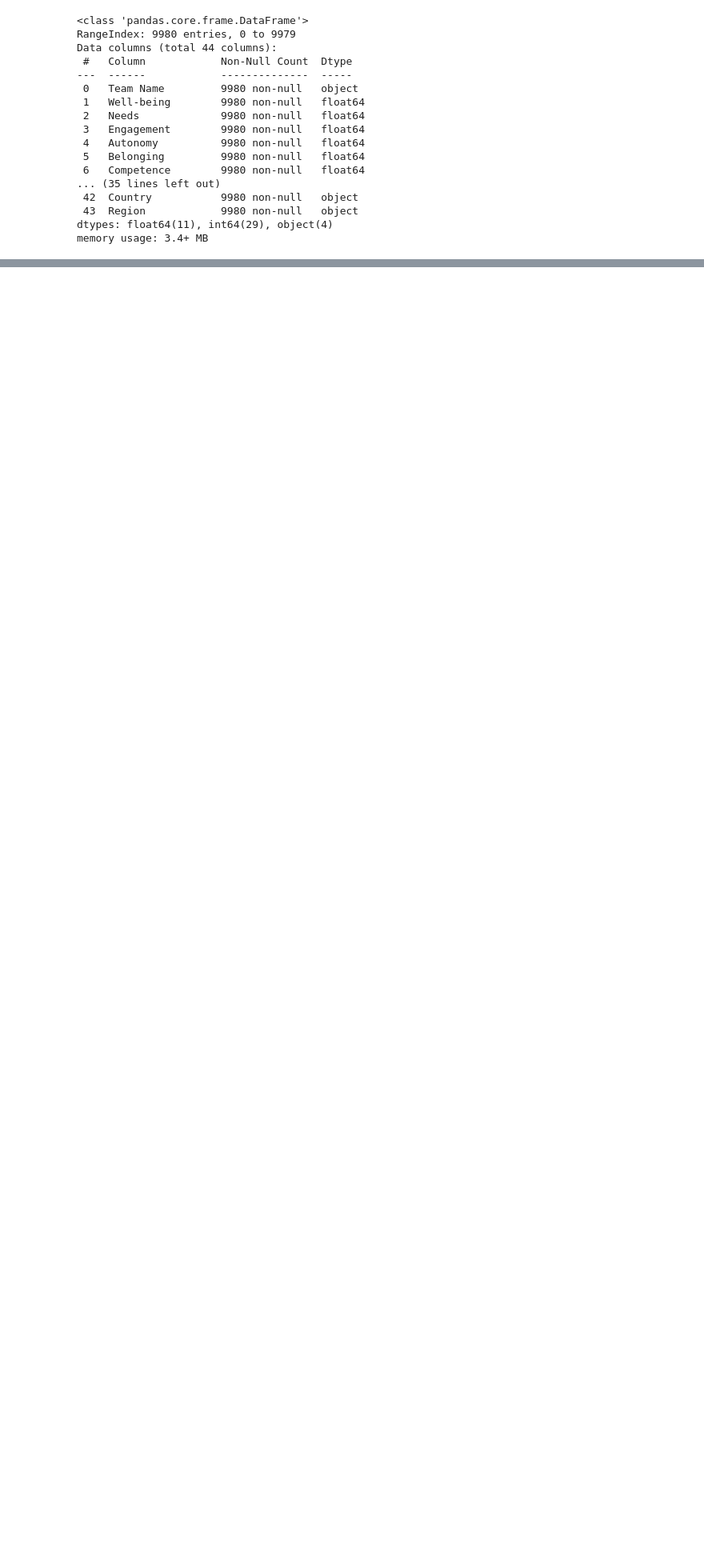
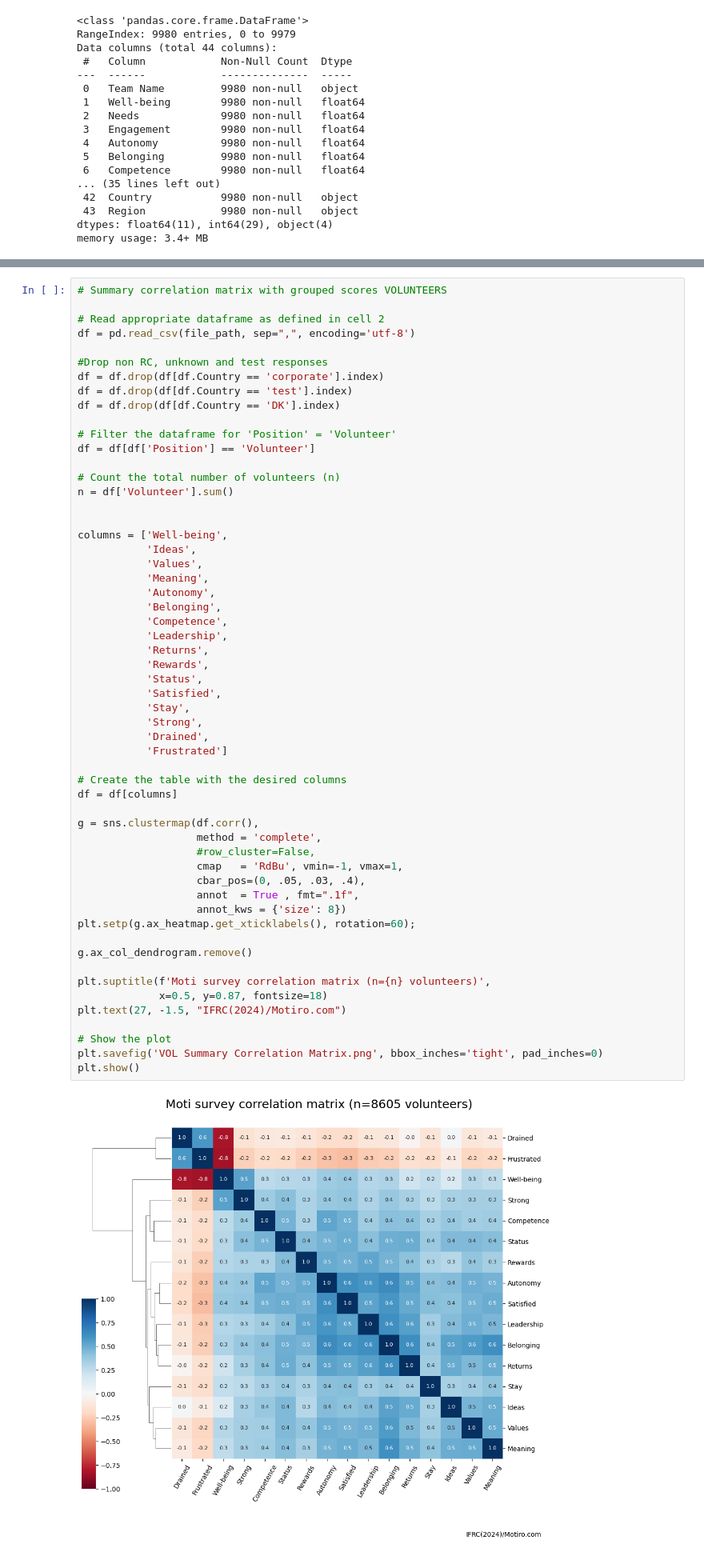
Before and after one commit to gabrielpictet/Motiro, a Jupyter notebook: DataDescription.ipynb, the cells around one changed output, grey strips where cells are left out. Shown at 80% size. Cells and saved outputs as stored; diff of their text form; blank space fills up the shorter version.

```diff
--- a/DataDescription.ipynb
+++ b/DataDescription.ipynb
@@ -286,0 +287,58 @@ plt.show()
+# %%
+# Summary correlation matrix with grouped scores VOLUNTEERS
+
+# Read appropriate dataframe as defined in cell 2
+df = pd.read_csv(file_path, sep=",", encoding='utf-8')
+
+#Drop non RC, unknown and test responses
+df = df.drop(df[df.Country == 'corporate'].index)
+df = df.drop(df[df.Country == 'test'].index)
+df = df.drop(df[df.Country == 'DK'].index)
+
+# Filter the dataframe for 'Position' = 'Volunteer'
+df = df[df['Position'] == 'Volunteer']
+
+# Count the total number of volunteers (n)
+n = df['Volunteer'].sum()
+
+
+columns = ['Well-being',
+           'Ideas',
+           'Values',
+           'Meaning',
+           'Autonomy',
+           'Belonging',
+           'Competence',
+           'Leadership',
+           'Returns',
+           'Rewards',
+           'Status',
+           'Satisfied',
+           'Stay',
+           'Strong',
+           'Drained',
+           'Frustrated']
+
+# Create the table with the desired columns
+df = df[columns]
+
+g = sns.clustermap(df.corr(),
+                   method = 'complete',
+                   #row_cluster=False,
+                   cmap   = 'RdBu', vmin=-1, vmax=1,
+                   cbar_pos=(0, .05, .03, .4),
+                   annot  = True , fmt=".1f",
+                   annot_kws = {'size': 8})
+plt.setp(g.ax_heatmap.get_xticklabels(), rotation=60);
+
+g.ax_col_dendrogram.remove()
+
+plt.suptitle(f'Moti survey correlation matrix (n={n} volunteers)',
+             x=0.5, y=0.87, fontsize=18)
+plt.text(27, -1.5, "IFRC(2024)/Motiro.com")
+
+# Show the plot
+plt.savefig('VOL Summary Correlation Matrix.png', bbox_inches='tight', pad_inches=0)
+plt.show()
+# %% [output]
+[figure, added]
```
Also changed, not shown: parts of 9 cells of this notebook.
